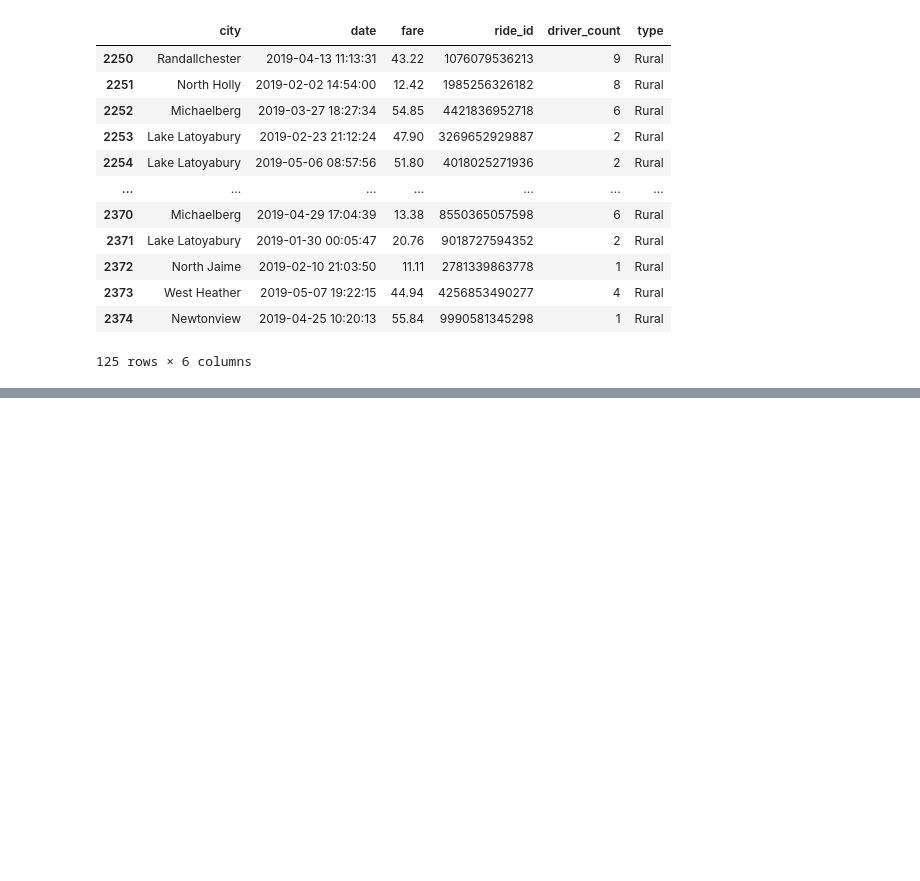
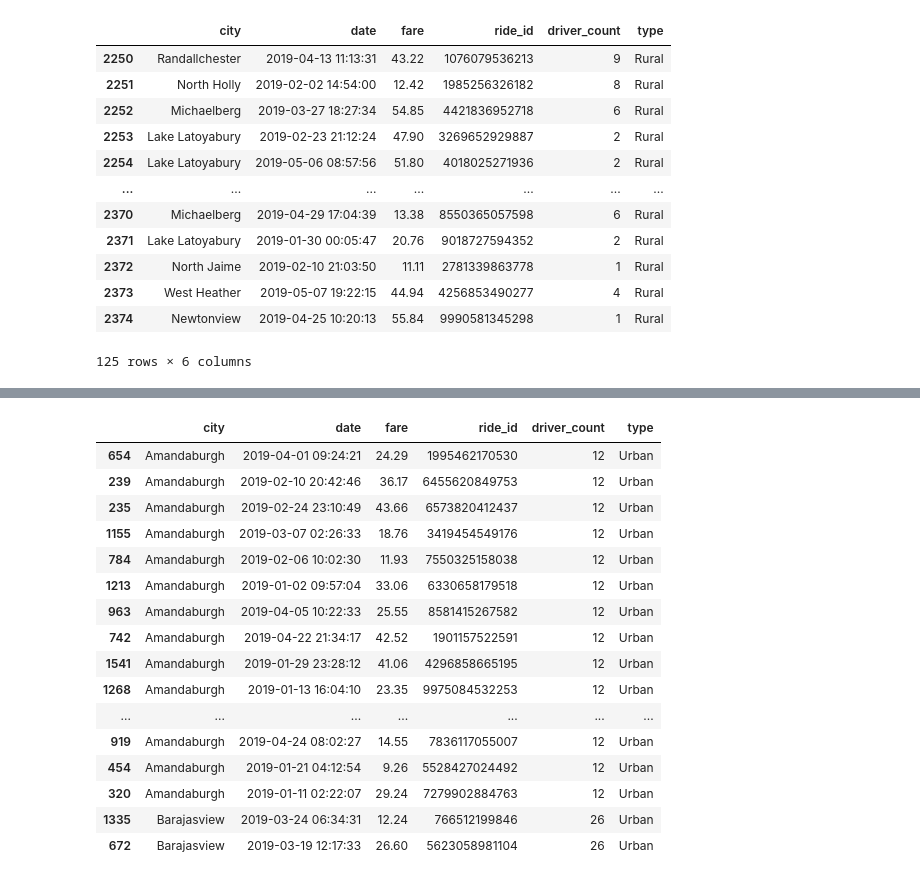
Before and after one commit to ArtTucker/PyBer_Analysis, a Jupyter notebook: Pyber.ipynb, the cells around one changed output, grey strips where cells are left out. Drawn from its saved outputs; the diff is of its cells as text; code cells hidden in the pictures; blank space fills up the shorter version.

```diff
--- a/Pyber.ipynb
+++ b/Pyber.ipynb
@@ -167,0 +233,20 @@ rural_cities_df
+# %%
+urban_cities_df.sort_values(by=['city']).head(20)
+# %% [output]
+|  | city | date | fare | ride_id | driver_count | type |
+| 654 | Amandaburgh | 2019-04-01 09:24:21 | 24.29 | 1995462170530 | 12 | Urban |
+| 239 | Amandaburgh | 2019-02-10 20:42:46 | 36.17 | 6455620849753 | 12 | Urban |
+| 235 | Amandaburgh | 2019-02-24 23:10:49 | 43.66 | 6573820412437 | 12 | Urban |
+| 1155 | Amandaburgh | 2019-03-07 02:26:33 | 18.76 | 3419454549176 | 12 | Urban |
+| 784 | Amandaburgh | 2019-02-06 10:02:30 | 11.93 | 7550325158038 | 12 | Urban |
+| 1213 | Amandaburgh | 2019-01-02 09:57:04 | 33.06 | 6330658179518 | 12 | Urban |
+| 963 | Amandaburgh | 2019-04-05 10:22:33 | 25.55 | 8581415267582 | 12 | Urban |
+| 742 | Amandaburgh | 2019-04-22 21:34:17 | 42.52 | 1901157522591 | 12 | Urban |
+| 1541 | Amandaburgh | 2019-01-29 23:28:12 | 41.06 | 4296858665195 | 12 | Urban |
+| 1268 | Amandaburgh | 2019-01-13 16:04:10 | 23.35 | 9975084532253 | 12 | Urban |
+| ... | ... | ... | ... | ... | ... | ... |
+| 919 | Amandaburgh | 2019-04-24 08:02:27 | 14.55 | 7836117055007 | 12 | Urban |
+| 454 | Amandaburgh | 2019-01-21 04:12:54 | 9.26 | 5528427024492 | 12 | Urban |
+| 320 | Amandaburgh | 2019-01-11 02:22:07 | 29.24 | 7279902884763 | 12 | Urban |
+| 1335 | Barajasview | 2019-03-24 06:34:31 | 12.24 | 766512199846 | 26 | Urban |
+| 672 | Barajasview | 2019-03-19 12:17:33 | 26.60 | 5623058981104 | 26 | Urban |
```
Also changed, not shown: parts of 7 cells of this notebook.
